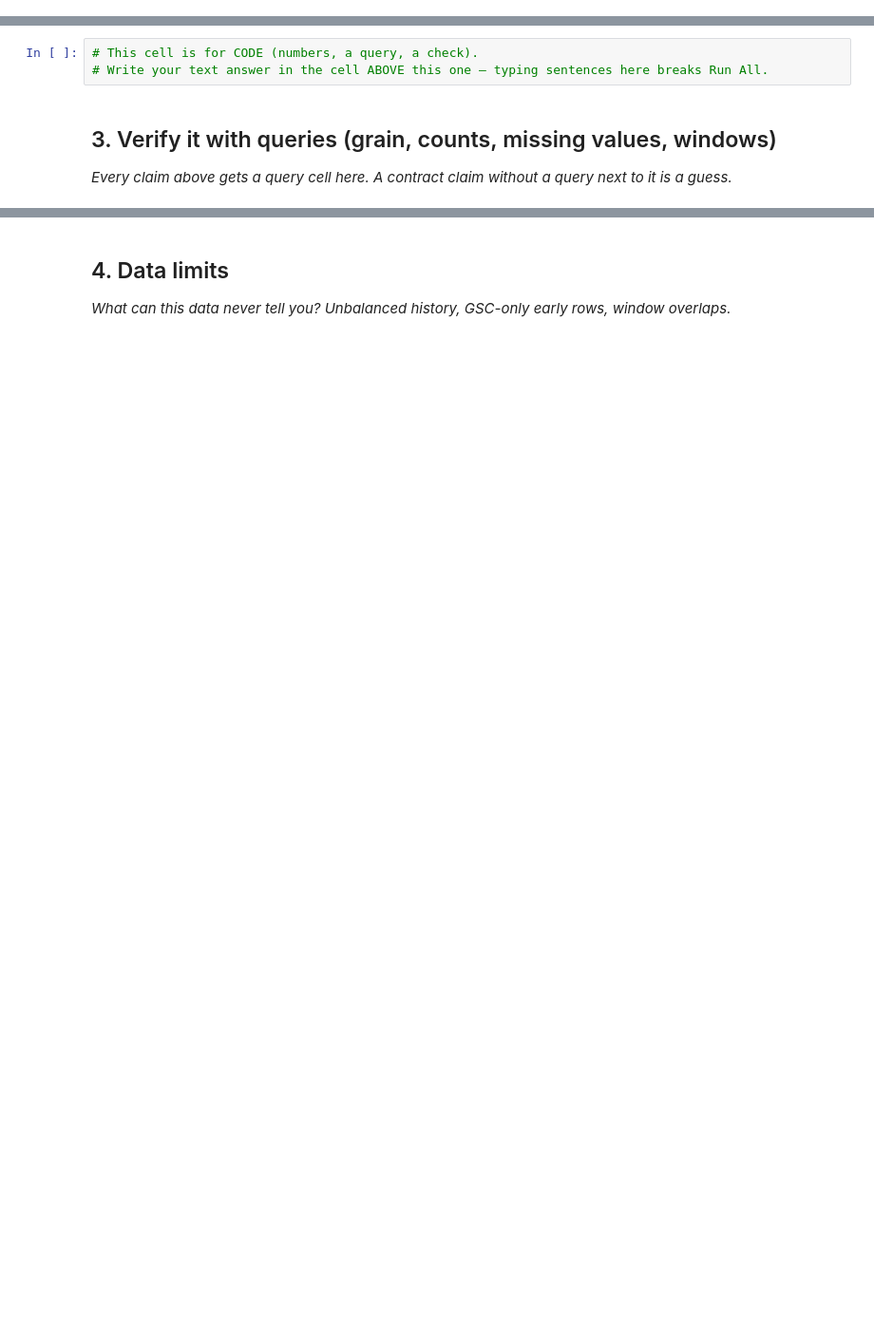
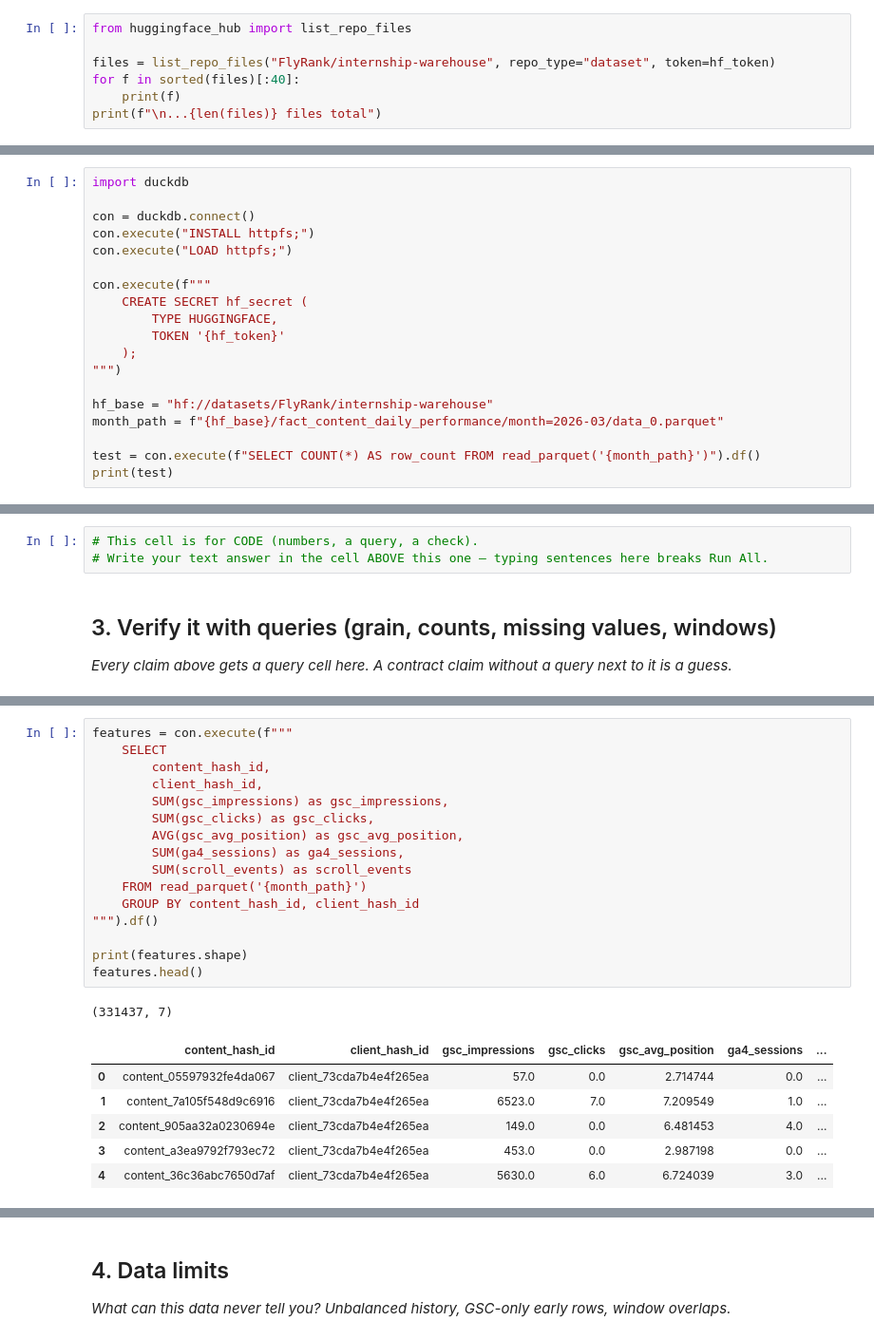
Before and after one commit to datdigitaladdict/flyrank-ml-internship, a Jupyter notebook: work/notebooks/w03_data_contract.ipynb, the cells around one changed output, grey strips where cells are left out. Shown at 95% size. Cells and saved outputs as stored; diff of their text form; blank space fills up the shorter version.

```diff
--- a/work/notebooks/w03_data_contract.ipynb
+++ b/work/notebooks/w03_data_contract.ipynb
@@ -0,0 +22,7 @@
+# %%
+from huggingface_hub import list_repo_files
+
+files = list_repo_files("FlyRank/internship-warehouse", repo_type="dataset", token=hf_token)
+for f in sorted(files)[:40]:
+    print(f)
+print(f"\n...{len(files)} files total")
@@ -0,0 +47,19 @@
+# %%
+import duckdb
+
+con = duckdb.connect()
+con.execute("INSTALL httpfs;")
+con.execute("LOAD httpfs;")
+
+con.execute(f"""
+    CREATE SECRET hf_secret (
+        TYPE HUGGINGFACE,
+        TOKEN '{hf_token}'
+    );
+""")
+
+hf_base = "hf://datasets/FlyRank/internship-warehouse"
+month_path = f"{hf_base}/fact_content_daily_performance/month=2026-03/data_0.parquet"
+
+test = con.execute(f"SELECT COUNT(*) AS row_count FROM read_parquet('{month_path}')").df()
+print(test)
@@ -29,0 +179,24 @@ This skeleton is yours to fill. Work the sections **in order** — each one has
+# %%
+features = con.execute(f"""
+    SELECT
+        content_hash_id,
+        client_hash_id,
+        SUM(gsc_impressions) as gsc_impressions,
+        SUM(gsc_clicks) as gsc_clicks,
+        AVG(gsc_avg_position) as gsc_avg_position,
+        SUM(ga4_sessions) as ga4_sessions,
+        SUM(scroll_events) as scroll_events
+    FROM read_parquet('{month_path}')
+    GROUP BY content_hash_id, client_hash_id
+""").df()
+
+print(features.shape)
+features.head()
+# %% [output]
+(331437, 7)
+|  | content_hash_id | client_hash_id | gsc_impressions | gsc_clicks | gsc_avg_position | ga4_sessions | ... |
+| 0 | content_05597932fe4da067 | client_73cda7b4e4f265ea | 57.0 | 0.0 | 2.714744 | 0.0 | ... |
+| 1 | content_7a105f548d9c6916 | client_73cda7b4e4f265ea | 6523.0 | 7.0 | 7.209549 | 1.0 | ... |
+| 2 | content_905aa32a0230694e | client_73cda7b4e4f265ea | 149.0 | 0.0 | 6.481453 | 4.0 | ... |
+| 3 | content_a3ea9792f793ec72 | client_73cda7b4e4f265ea | 453.0 | 0.0 | 2.987198 | 0.0 | ... |
+| 4 | content_36c36abc7650d7af | client_73cda7b4e4f265ea | 5630.0 | 6.0 | 6.724039 | 3.0 | ... |
```
Also changed, not shown: parts of 19 cells of this notebook.
